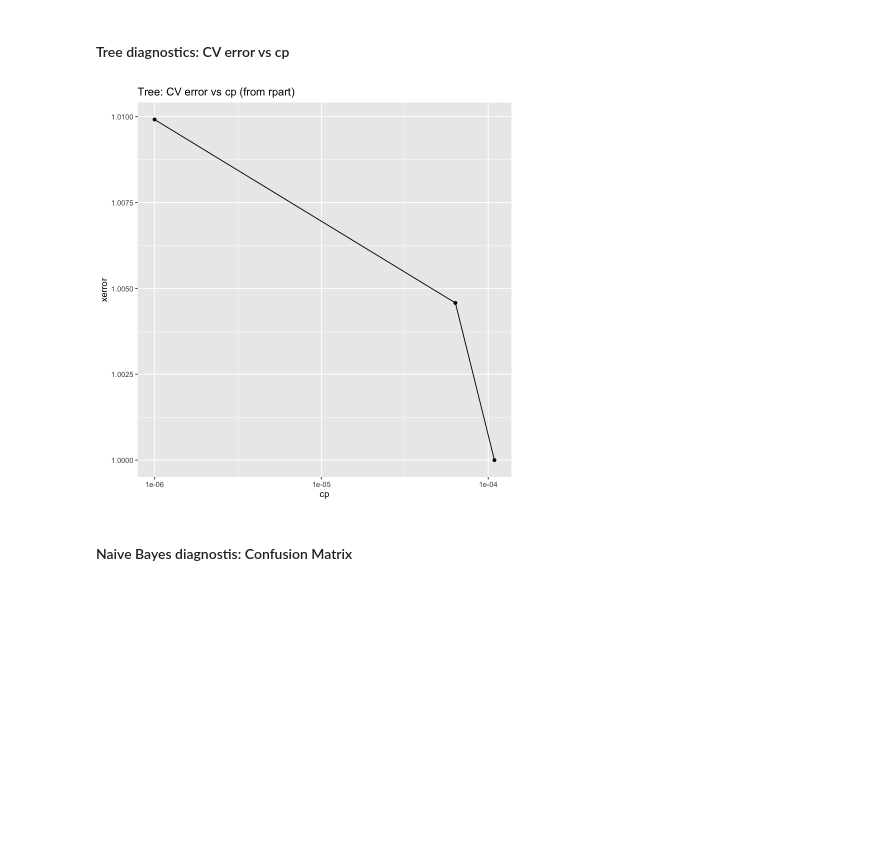
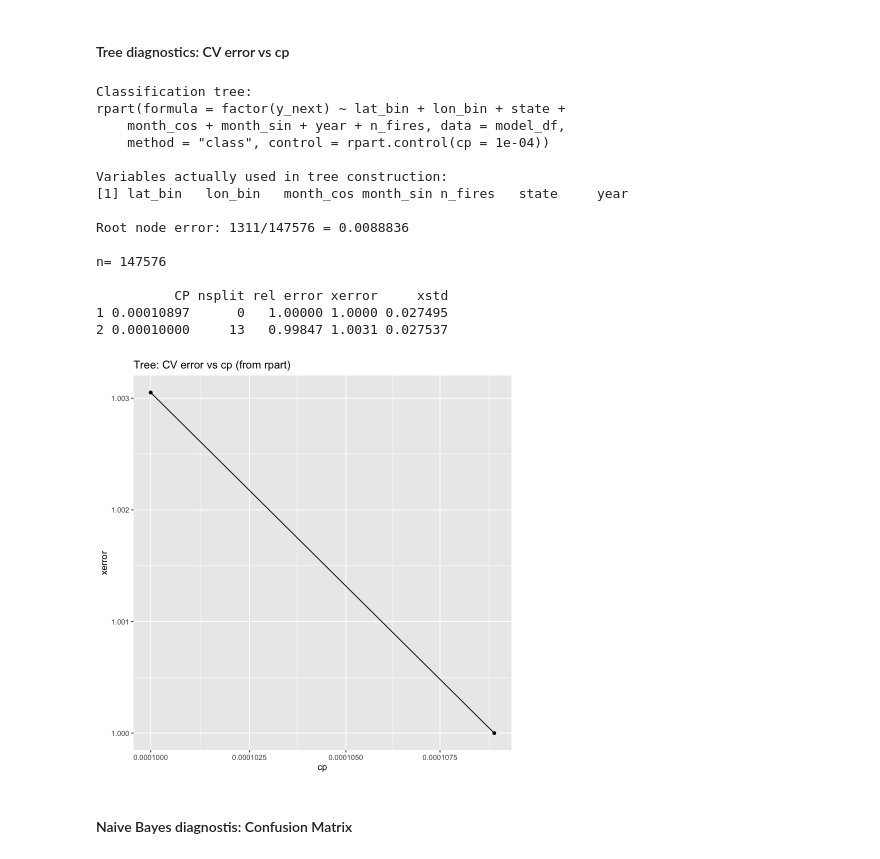
Before and after one commit to trinhhoangtrangthy-cpu/STA141AW26_Final_Project, a Jupyter notebook: Final_report_description.ipynb, the cells around one changed output. Saved outputs shown, nothing was run; the diff lists cells and outputs as text; code cells hidden in the pictures; blank space fills up the shorter version.

```diff
--- a/Final_report_description.ipynb
+++ b/Final_report_description.ipynb
@@ -551,16 +548,33 @@ ggplot(fold_long, aes(x = valid_year, y = auc, color = model)) +
 # %%
 tree_fit <- rpart(factor(y_next) ~ lat_bin + lon_bin + state + month_cos + month_sin + year +
                 n_fires, data = model_df, method = "class",
-                control = rpart.control(cp = 0.000001))
+                control = rpart.control(cp = 0.0001))
 
 cp_tbl <- as_tibble(tree_fit$cptable)
 
 ggplot(cp_tbl, aes(CP, xerror)) +
   geom_line() + geom_point() +
   scale_x_log10() +
   labs(title = "Tree: CV error vs cp (from rpart)", x = "cp", y = "xerror")
+
+printcp(tree_fit)
 # %% [output]
+Classification tree:
+rpart(formula = factor(y_next) ~ lat_bin + lon_bin + state +
+    month_cos + month_sin + year + n_fires, data = model_df,
+    method = "class", control = rpart.control(cp = 1e-04))
+
+Variables actually used in tree construction:
+[1] lat_bin   lon_bin   month_cos month_sin n_fires   state     year
+
+Root node error: 1311/147576 = 0.0088836
+
+n= 147576
+
+          CP nsplit rel error xerror     xstd
+1 0.00010897      0   1.00000 1.0000 0.027495
+2 0.00010000     13   0.99847 1.0031 0.027537
-[figure, old version]
+[figure, new version]
 # %% [markdown]
 #### Naive Bayes diagnostis: Confusion Matrix
 # %%
```
Also changed, not shown: parts of 41 cells of this notebook.
